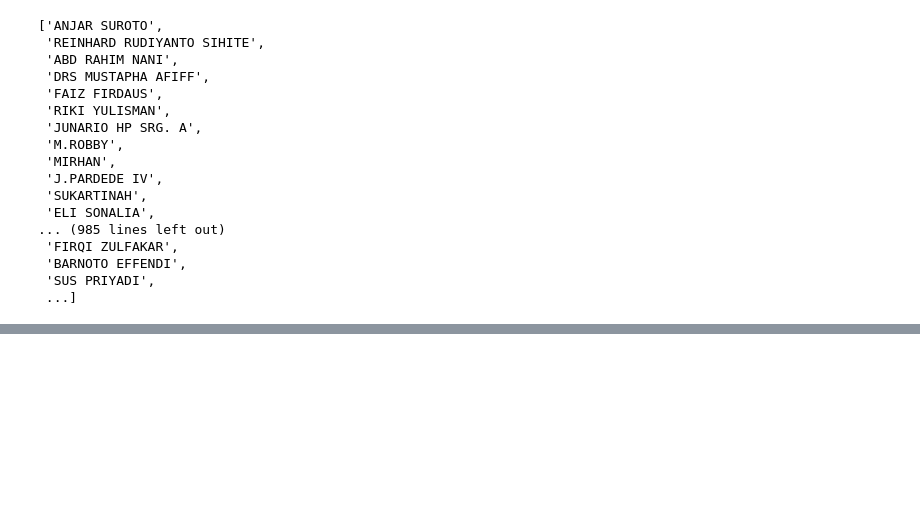
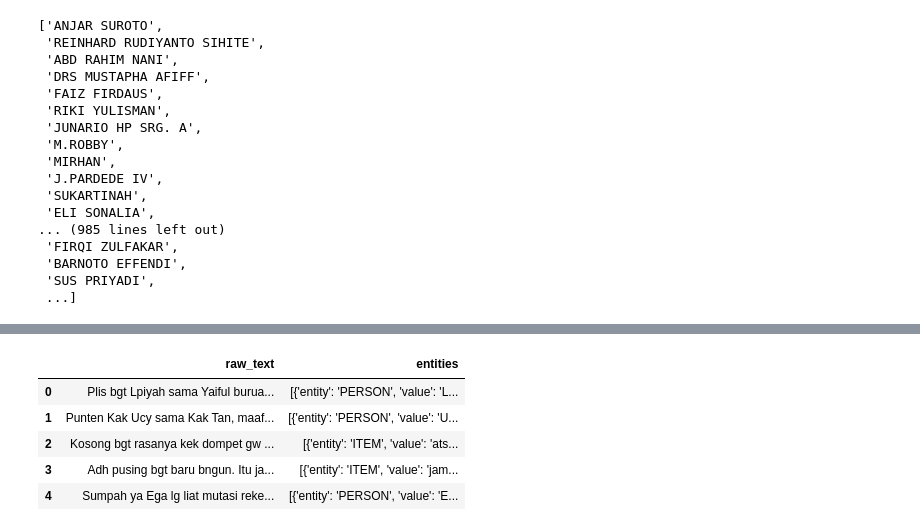
Before and after one commit to MarlynGellu/Streamlit-Data, a Jupyter notebook: testing/notebook.ipynb, the cells around one changed output, grey strips where cells are left out. Drawn from its saved outputs; the diff is of its cells as text; code cells hidden in the pictures; blank space fills up the shorter version.

```diff
--- a/testing/notebook.ipynb
+++ b/testing/notebook.ipynb
@@ -254,0 +467,10 @@ created 24900 rows
+# %%
+df_train = pd.read_json('training_data.json')
+df_train.head()
+# %% [output]
+|  | raw_text | entities |
+| 0 | Plis bgt Lpiyah sama Yaiful burua... | [{'entity': 'PERSON', 'value': 'L... |
+| 1 | Punten Kak Ucy sama Kak Tan, maaf... | [{'entity': 'PERSON', 'value': 'U... |
+| 2 | Kosong bgt rasanya kek dompet gw ... | [{'entity': 'ITEM', 'value': 'ats... |
+| 3 | Adh pusing bgt baru bngun. Itu ja... | [{'entity': 'ITEM', 'value': 'jam... |
+| 4 | Sumpah ya Ega lg liat mutasi reke... | [{'entity': 'PERSON', 'value': 'E... |
```
Also changed, not shown: parts of 35 cells of this notebook.
